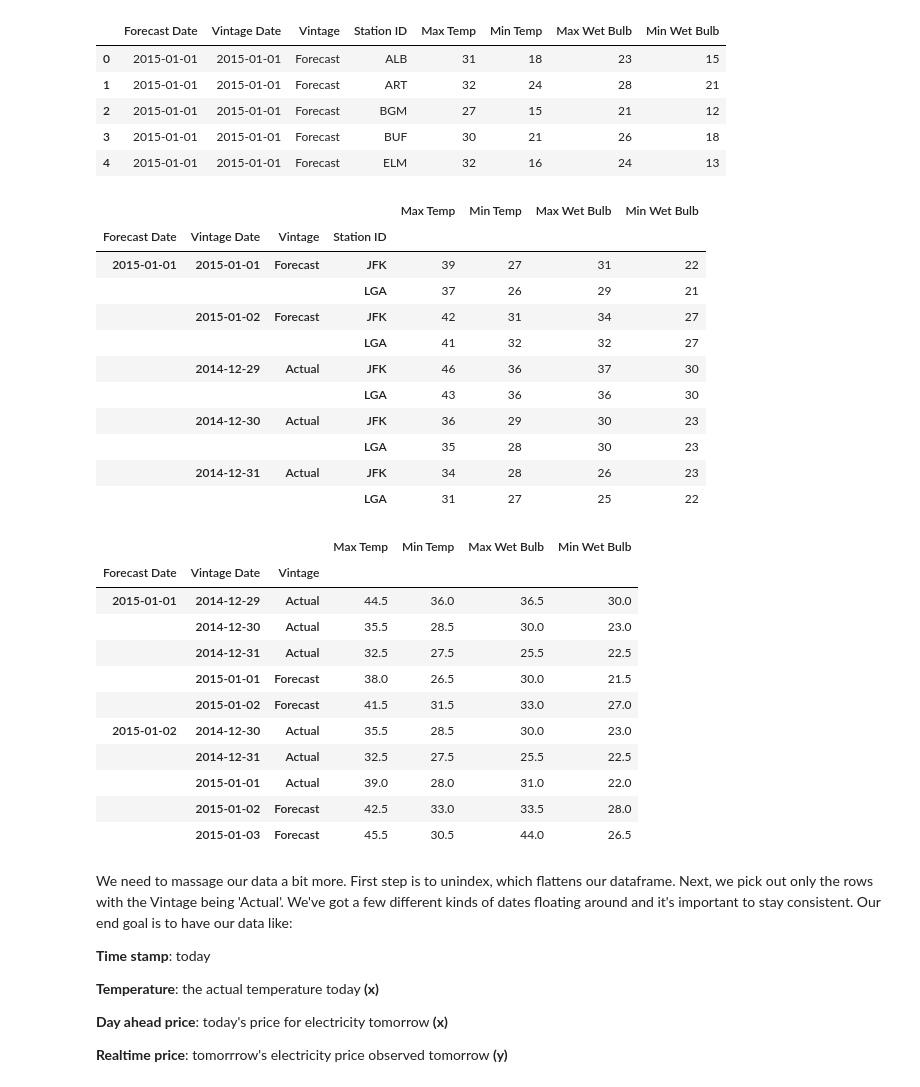
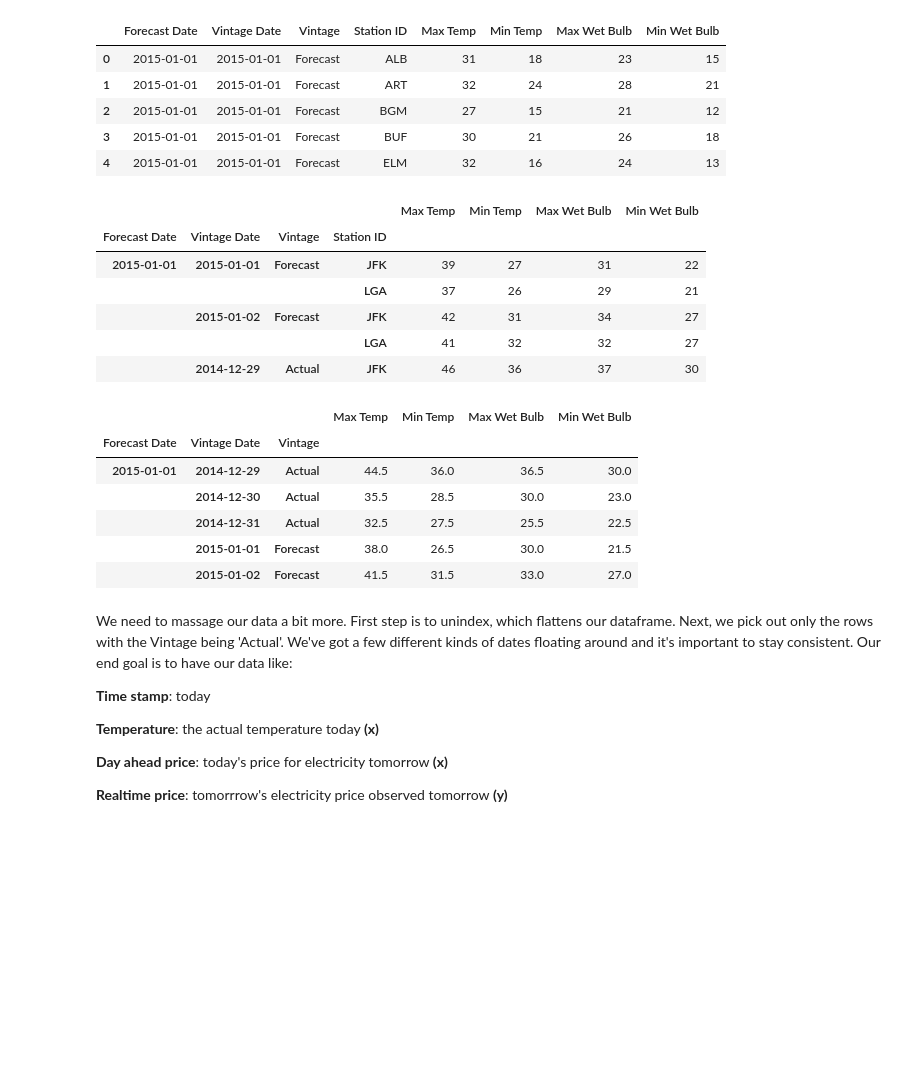
Before and after one commit to adicu/AccessibleML, a Jupyter notebook: 3. Timeseries Regression.ipynb, the cells around one changed output. Saved outputs shown, nothing was run; the diff lists cells and outputs as text; code cells hidden in the pictures; blank space fills up the shorter version.

```diff
--- a/3. Timeseries Regression.ipynb
+++ b/3. Timeseries Regression.ipynb
@@ -228,25 +228,24 @@ weather_forecast[:5]
 | 4 | 2015-01-01 | 2015-01-01 | Forecast | ELM | 32 | 16 | 24 | 13 |
 # %%
 # get every temperature from the LGA and JFK stations
-lga_and_jfk_indexed = weather_forecast[(weather_forecast['Station ID'] == 'LGA') | (weather_forecast['Station ID'] == 'JFK')].set_index(['Forecast Date', 'Vintage Date', 'Vintage', 'Station ID'])
-lga_and_jfk_indexed[:10]
+lga_and_jfk_indexed = weather_forecast[(weather_forecast['Station ID'] == 'LGA') |
+                                       (weather_forecast['Station ID'] == 'JFK')].set_index(['Forecast Date',
+                                                                                             'Vintage Date',
+                                                                                             'Vintage',
+                                                                                             'Station ID'])
+lga_and_jfk_indexed.head()
 # %% [output]
 |  |  |  |  | Max Temp | Min Temp | Max Wet Bulb | Min Wet Bulb |
 | Forecast Date | Vintage Date | Vintage | Station ID |  |  |  |  |
 | 2015-01-01 | 2015-01-01 | Forecast | JFK | 39 | 27 | 31 | 22 |
 |  |  |  | LGA | 37 | 26 | 29 | 21 |
 |  | 2015-01-02 | Forecast | JFK | 42 | 31 | 34 | 27 |
 |  |  |  | LGA | 41 | 32 | 32 | 27 |
 |  | 2014-12-29 | Actual | JFK | 46 | 36 | 37 | 30 |
-|  |  |  | LGA | 43 | 36 | 36 | 30 |
-|  | 2014-12-30 | Actual | JFK | 36 | 29 | 30 | 23 |
-|  |  |  | LGA | 35 | 28 | 30 | 23 |
-|  | 2014-12-31 | Actual | JFK | 34 | 28 | 26 | 23 |
-|  |  |  | LGA | 31 | 27 | 25 | 22 |
 # %%
 # average together LGA and JFK temperatures (you'll notice that it's no longer in our data!)
 mean_nyc_indexed = lga_and_jfk_indexed.mean(level=[0,1,2])
-mean_nyc_indexed[:10]
+mean_nyc_indexed.head()
 # %% [output]
 |  |  |  | Max Temp | Min Temp | Max Wet Bulb | Min Wet Bulb |
 | Forecast Date | Vintage Date | Vintage |  |  |  |  |
@@ -255,11 +254,6 @@ mean_nyc_indexed[:10]
 |  | 2014-12-31 | Actual | 32.5 | 27.5 | 25.5 | 22.5 |
 |  | 2015-01-01 | Forecast | 38.0 | 26.5 | 30.0 | 21.5 |
 |  | 2015-01-02 | Forecast | 41.5 | 31.5 | 33.0 | 27.0 |
-| 2015-01-02 | 2014-12-30 | Actual | 35.5 | 28.5 | 30.0 | 23.0 |
-|  | 2014-12-31 | Actual | 32.5 | 27.5 | 25.5 | 22.5 |
-|  | 2015-01-01 | Actual | 39.0 | 28.0 | 31.0 | 22.0 |
-|  | 2015-01-02 | Forecast | 42.5 | 33.0 | 33.5 | 28.0 |
-|  | 2015-01-03 | Forecast | 45.5 | 30.5 | 44.0 | 26.5 |
 # %% [markdown]
 We need to massage our data a bit more. First step is to unindex, which flattens our dataframe. Next, we pick out only the rows with the Vintage being 'Actual'. We've got a few different kinds of dates floating around and it's important to stay consistent. Our end goal is to have our data like:
 
```
Also changed, not shown: parts of 23 cells of this notebook.
